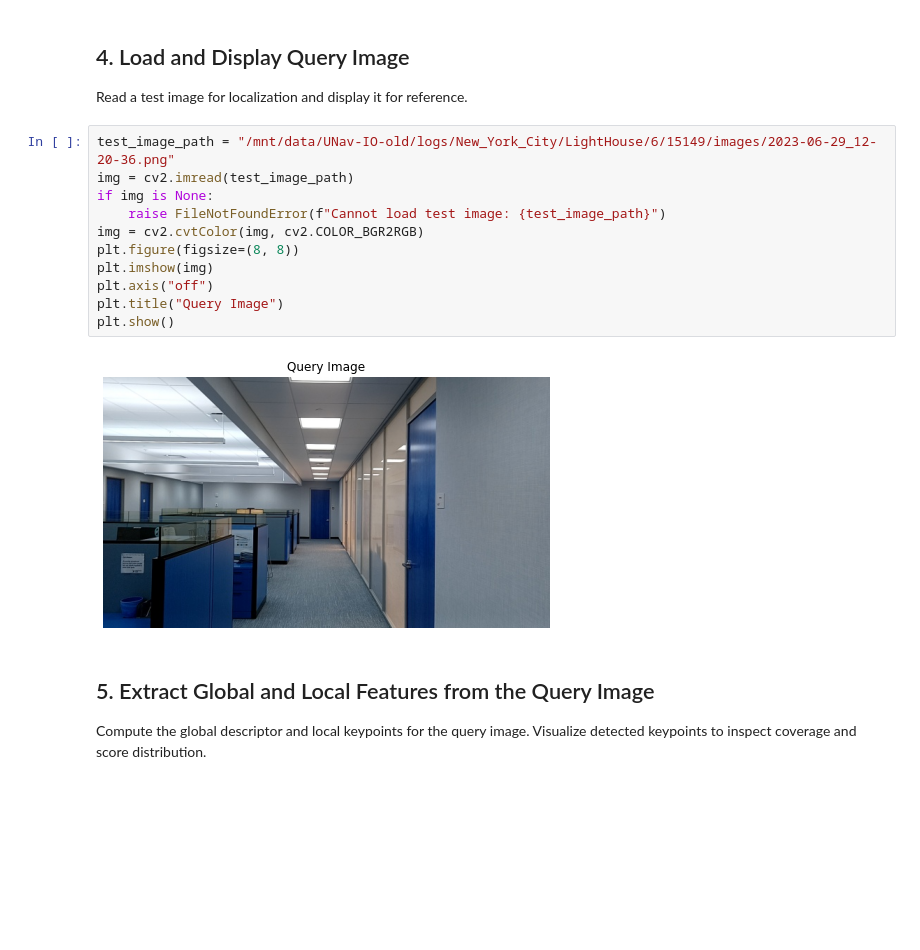
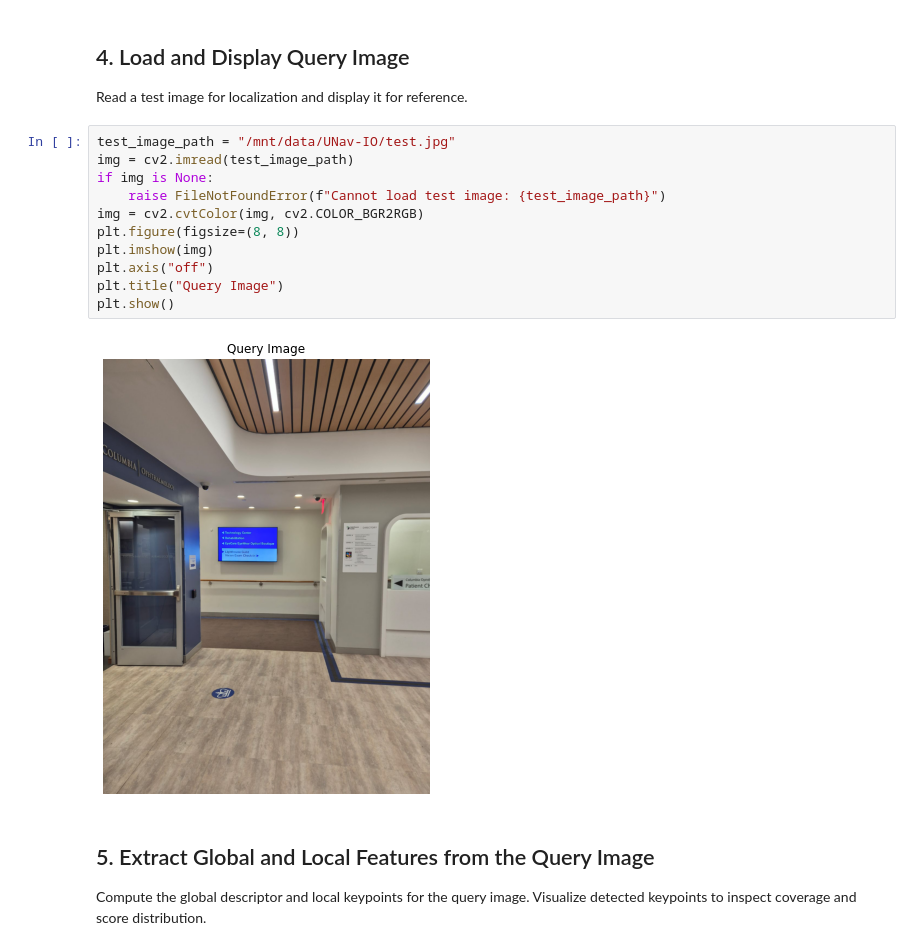
Before and after one commit to endeleze/UNav, a Jupyter notebook: visualization_localization.ipynb, the cells around one changed output. Cells and saved outputs as stored; diff of their text form; blank space fills up the shorter version.

```diff
--- a/visualization_localization.ipynb
+++ b/visualization_localization.ipynb
@@ -64,18 +64,18 @@ Loaded model from /mnt/data/UNav-IO/data/parameters/DinoV2Salad/ckpts/dino_salad
 
 Read a test image for localization and display it for reference.
 # %%
-test_image_path = "/mnt/data/UNav-IO-old/logs/New_York_City/LightHouse/6/15149/images/2023-06-29_12-20-36.png"
+test_image_path = "/mnt/data/UNav-IO/test.jpg"
 img = cv2.imread(test_image_path)
 if img is None:
     raise FileNotFoundError(f"Cannot load test image: {test_image_path}")
 img = cv2.cvtColor(img, cv2.COLOR_BGR2RGB)
 plt.figure(figsize=(8, 8))
 plt.imshow(img)
 plt.axis("off")
 plt.title("Query Image")
 plt.show()
 # %% [output]
-[figure, old version]
+[figure, new version]
 # %% [markdown]
 ## 5. Extract Global and Local Features from the Query Image
 
```
Also changed, not shown: parts of 7 cells of this notebook.
